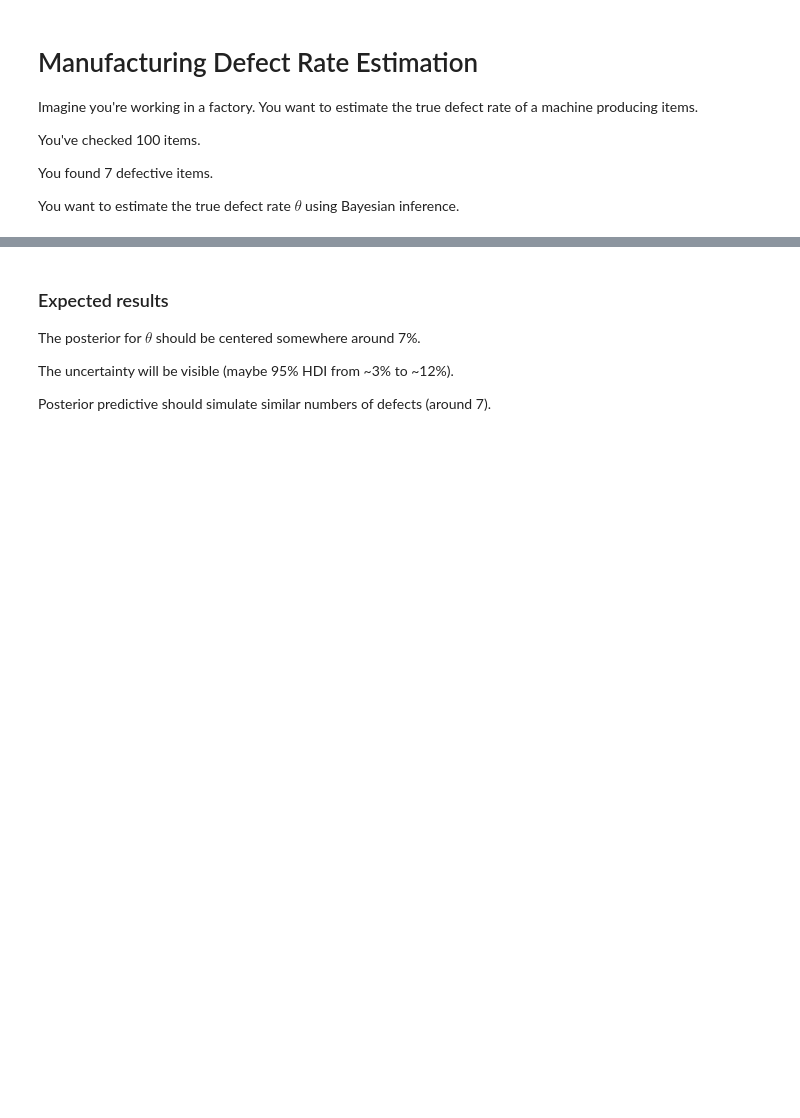
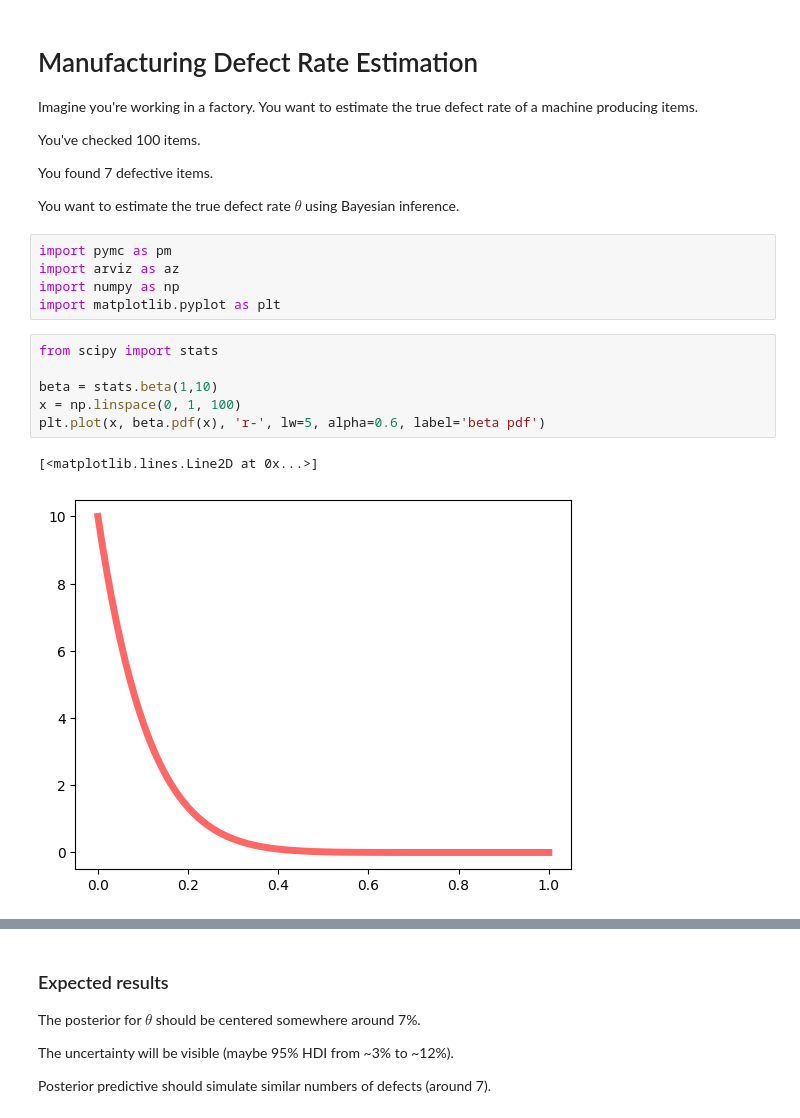
Before and after one commit to rogeranyor/BayesianInferenceUB25, a Jupyter notebook: notebooks/Session 10 - 05 Examples_wo_solutions.ipynb, the cells around one changed output, grey strips where cells are left out. Drawn from its saved outputs; the diff is of its cells as text; blank space fills up the shorter version.

```diff
--- a/notebooks/Session 10 - 05 Examples_wo_solutions.ipynb
+++ b/notebooks/Session 10 - 05 Examples_wo_solutions.ipynb
@@ -8,6 +8,20 @@ You've checked 100 items.
 You found 7 defective items.
 
 You want to estimate the true defect rate $ \theta $ using Bayesian inference.
+# %%
+import pymc as pm
+import arviz as az
+import numpy as np
+import matplotlib.pyplot as plt
+# %%
+from scipy import stats
+
+beta = stats.beta(1,10)
+x = np.linspace(0, 1, 100)
+plt.plot(x, beta.pdf(x), 'r-', lw=5, alpha=0.6, label='beta pdf')
+# %% [output]
+[<matplotlib.lines.Line2D at 0x...>]
+[figure, added]
 # %%
 import pymc as pm
 import arviz as az
```
Also changed, not shown: parts of 14 cells of this notebook, 4 other files.
